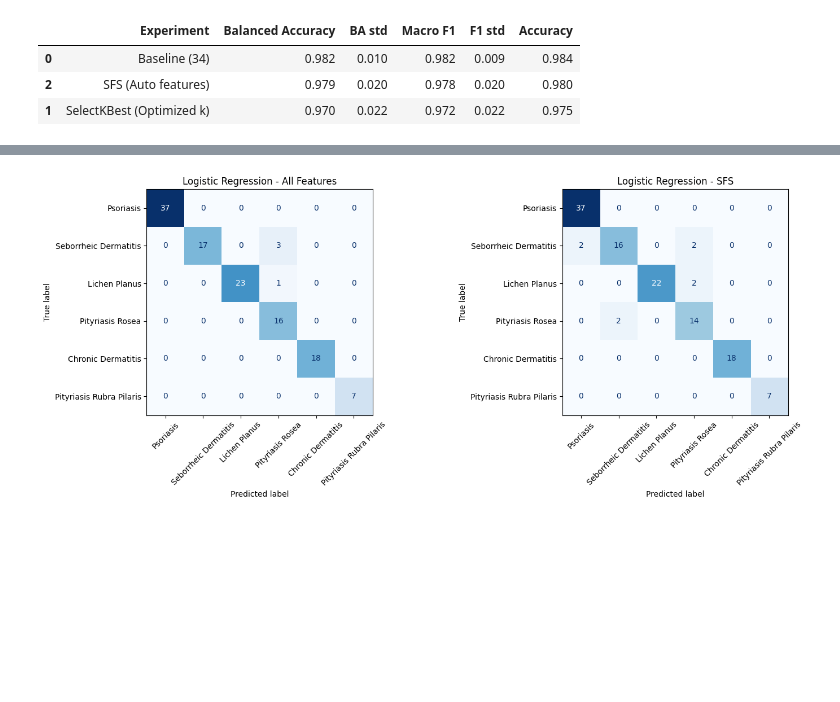
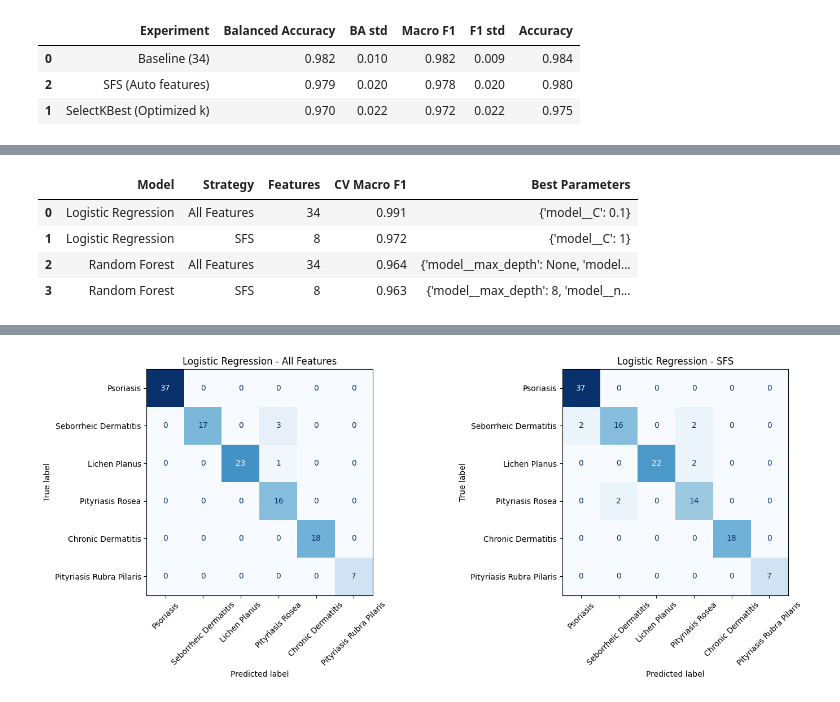
Before and after one commit to lolloantonioli/dermatology-disease-classification, a Jupyter notebook: dermatology_disease_classification.ipynb, the cells around one changed output, grey strips where cells are left out. Cells and saved outputs as stored; diff of their text form; code cells hidden in the pictures; blank space fills up the shorter version.

```diff
--- a/dermatology_disease_classification.ipynb
+++ b/dermatology_disease_classification.ipynb
@@ -1598,0 +1480,83 @@ The test set is used only for final assessment, not to modify or optimize either
+# %%
+# Internal estimator used by SFS
+sfs_estimator = LogisticRegression(
+    max_iter=3000,
+    class_weight="balanced",
+    random_state=RANDOM_STATE
+)
+
+tuned_models = {}
+tuning_results = []
+
+for model_name, classifier in models.items():
+
+    for strategy in ["All Features", "SFS"]:
+
+        steps = [
+            ("prep", clone(preprocessor))
+        ]
+
+        if strategy == "SFS":
+            steps.append((
+                "select",
+                SequentialFeatureSelector(
+                    estimator=clone(sfs_estimator),
+                    n_features_to_select="auto",
+                    tol=0.001,
+                    direction="forward",
+                    scoring="f1_macro",
+                    cv=cv_sfs,
+                    n_jobs=1
+                )
+            ))
+
+        steps.append(("model", clone(classifier)))
+
+        pipe = Pipeline(
+            steps
+        )
+
+        grid = GridSearchCV(
+            estimator=pipe,
+            param_grid=param_grids[model_name],
+            scoring="f1_macro",
+            cv=cv_tuning,
+            n_jobs=1,
+            refit=True
+        )
+
+        grid.fit(X_train, y_train)
+
+        label = f"{model_name} - {strategy}"
+        tuned_models[label] = grid.best_estimator_
+
+        best_pipe = grid.best_estimator_
+
+        n_features = (
+            int(best_pipe.named_steps["select"]
+                .get_support().sum())
+            if strategy == "SFS"
+            else X_train.shape[1]
+        )
+
+        tuning_results.append({
+            "Model": model_name,
+            "Strategy": strategy,
+            "Features": n_features,
+            "CV Macro F1": grid.best_score_,
+            "Best Parameters": grid.best_params_
+        })
+
+tuning_results_df = (
+    pd.DataFrame(tuning_results)
+    .sort_values("CV Macro F1", ascending=False)
+    .reset_index(drop=True)
+)
+
+display(tuning_results_df.round(3))
+# %% [output]
+|  | Model | Strategy | Features | CV Macro F1 | Best Parameters |
+| 0 | Logistic Regression | All Features | 34 | 0.991 | {'model__C': 0.1} |
+| 1 | Logistic Regression | SFS | 8 | 0.972 | {'model__C': 1} |
+| 2 | Random Forest | All Features | 34 | 0.964 | {'model__max_depth': None, 'model... |
+| 3 | Random Forest | SFS | 8 | 0.963 | {'model__max_depth': 8, 'model__n... |
```
Also changed, not shown: parts of 27 cells of this notebook.
